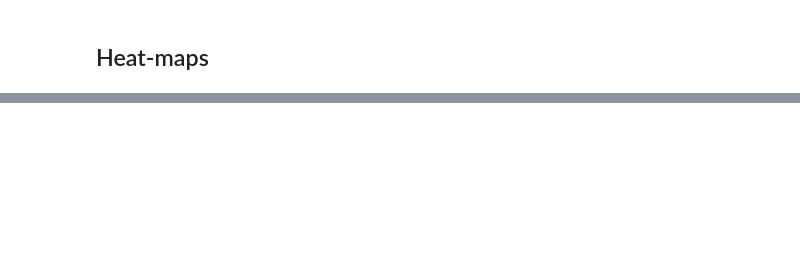
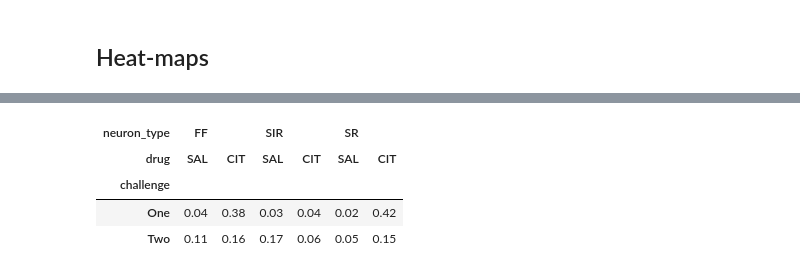
Before and after one commit to Ruairi-osul/drn-interactions, a Jupyter notebook: notebooks/Drug/Figure.ipynb, the cells around one changed output, grey strips where cells are left out. Cells and saved outputs as stored; diff of their text form; code cells hidden in the pictures; blank space fills up the shorter version.

Commit message:
Added proportion responders

```diff
--- a/notebooks/Drug/Figure.ipynb
+++ b/notebooks/Drug/Figure.ipynb
@@ -289,0 +288,10 @@ f.savefig(Config.fig_dir / "sal_stacked_bar.png", dpi=300, transparent=True, bbo
+# %%
+# proportion of neurons significantly modulated by drug
+
+pd.pivot_table(index=["challenge"], columns=["neuron_type", "drug"], values="sig", aggfunc=np.mean, data=df_res).round(2)
+# %% [output]
+| neuron_type | FF |  | SIR |  | SR |  |
+| drug | SAL | CIT | SAL | CIT | SAL | CIT |
+| challenge |  |  |  |  |  |  |
+| One | 0.04 | 0.38 | 0.03 | 0.04 | 0.02 | 0.42 |
+| Two | 0.11 | 0.16 | 0.17 | 0.06 | 0.05 | 0.15 |
```
Also changed, not shown: parts of 8 cells of this notebook.
